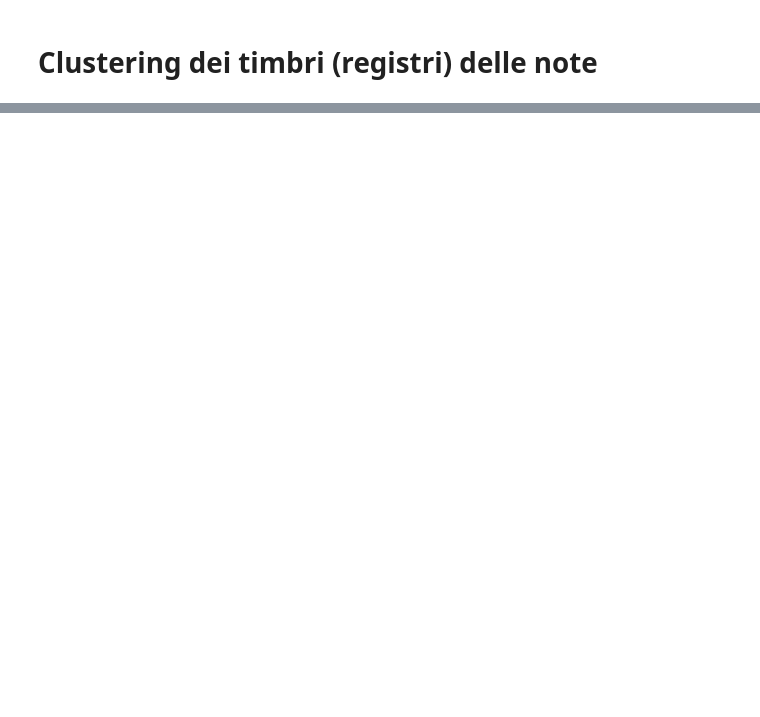
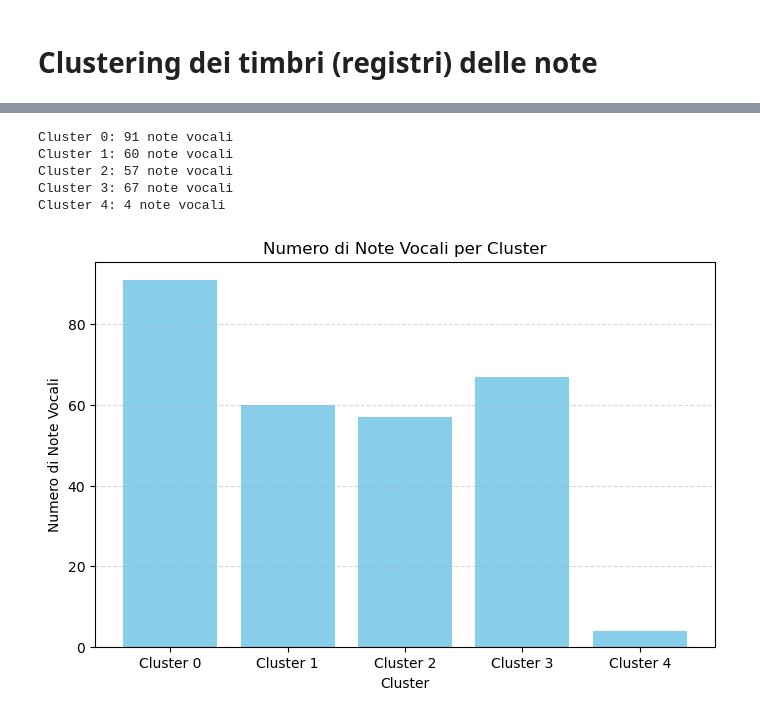
Before and after one commit to maddoc-g/3_organ_clustering, a Jupyter notebook: clustering.ipynb, the cells around one changed output, grey strips where cells are left out. Saved outputs shown, nothing was run; the diff lists cells and outputs as text; code cells hidden in the pictures; blank space fills up the shorter version.

```diff
--- a/clustering.ipynb
+++ b/clustering.ipynb
@@ -37,0 +66,23 @@ plt.show()
+# %%
+# Visualizza solo il numero di note vocali (fondamentali) per ogni cluster
+note_vocali = np.loadtxt('fundamentals.csv')
+counts = []
+for cluster in range(5):
+    n = np.sum(kmeans.labels_ == cluster)
+    counts.append(n)
+    print(f"Cluster {cluster}: {n} note vocali")
+
+plt.figure(figsize=(8, 5))
+plt.bar(range(5), counts, tick_label=[f'Cluster {i}' for i in range(5)], color='skyblue')
+plt.title('Numero di Note Vocali per Cluster')
+plt.xlabel('Cluster')
+plt.ylabel('Numero di Note Vocali')
+plt.grid(axis='y', linestyle='--', alpha=0.5)
+plt.show()
+# %% [output]
+Cluster 0: 91 note vocali
+Cluster 1: 60 note vocali
+Cluster 2: 57 note vocali
+Cluster 3: 67 note vocali
+Cluster 4: 4 note vocali
+[figure, added]
```
Also changed, not shown: parts of 2 cells of this notebook.
